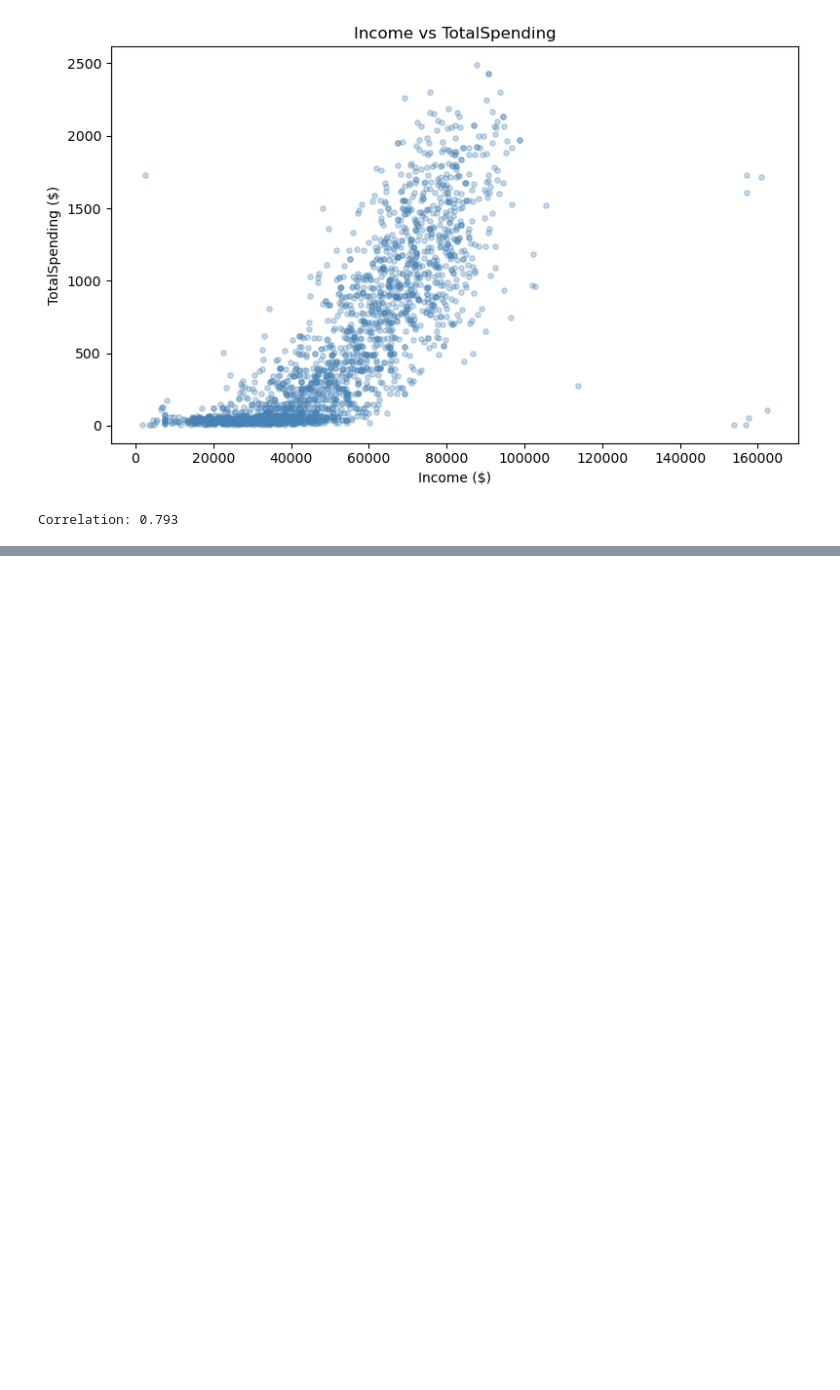
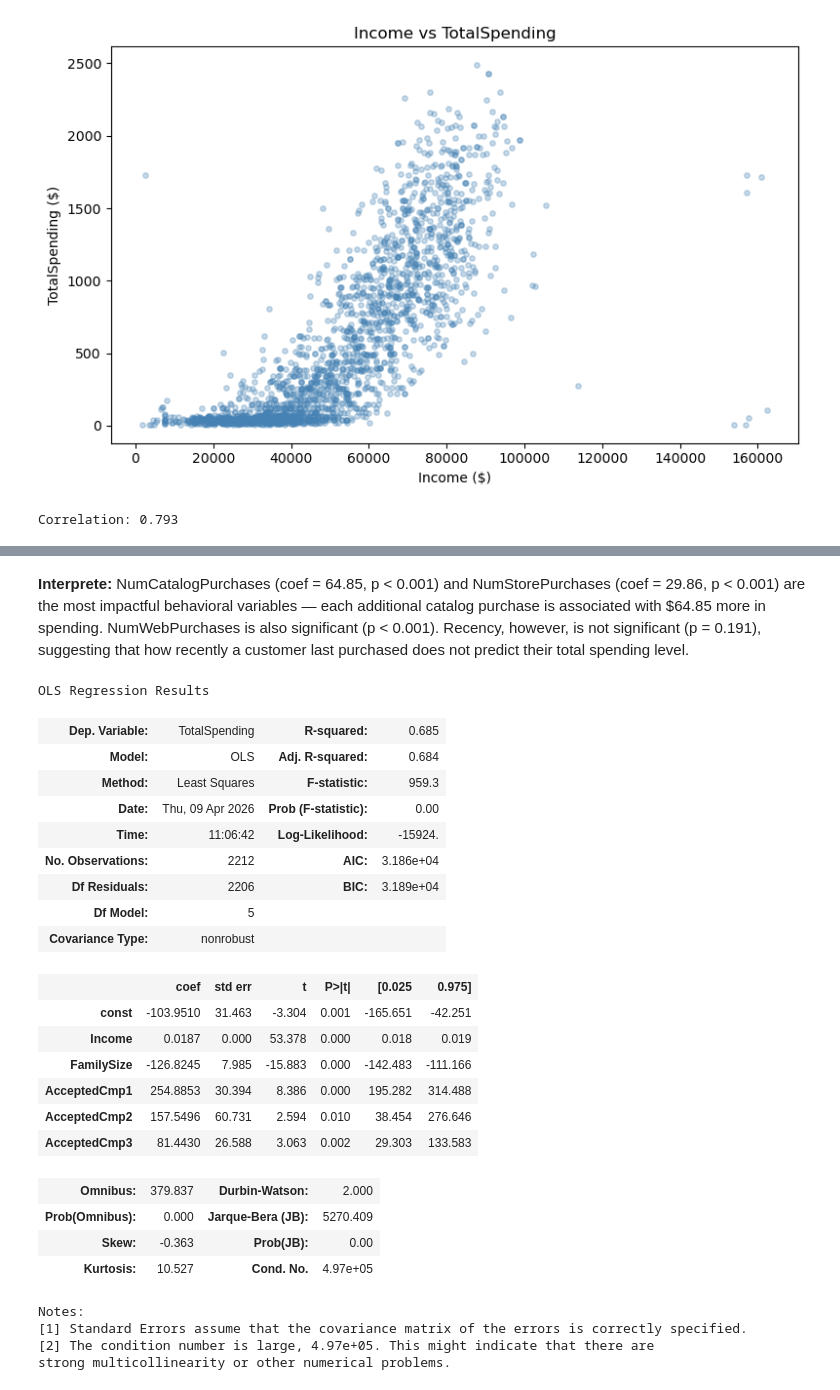
Before and after one commit to vhatr12/marketing, a Jupyter notebook: exploration.ipynb, the cells around one changed output, grey strips where cells are left out. Cells and saved outputs as stored; diff of their text form; code cells hidden in the pictures; blank space fills up the shorter version.

```diff
--- a/exploration.ipynb
+++ b/exploration.ipynb
@@ -156,0 +332,35 @@ plt.show()
+# %% [markdown]
+**Interprete:** NumCatalogPurchases (coef = 64.85, p < 0.001) and NumStorePurchases (coef = 29.86, p < 0.001) are the most impactful behavioral variables — each additional catalog purchase is associated with $64.85 more in spending. NumWebPurchases is also significant (p < 0.001). Recency, however, is not significant (p = 0.191), suggesting that how recently a customer last purchased does not predict their total spending level.
+# %%
+# Model 5 — + AcceptedCmp1, AcceptedCmp2, AcceptedCmp3, Response
+campaign_vars = ['AcceptedCmp1', 'AcceptedCmp2', 'AcceptedCmp3']
+
+X5 = sm.add_constant(df_model[['Income', 'FamilySize'] + campaign_vars])
+model5 = sm.OLS(y, X5).fit()
+model5.summary()
+# %% [output]
+OLS Regression Results
+| Dep. Variable: | TotalSpending | R-squared: | 0.685 |
+| Model: | OLS | Adj. R-squared: | 0.684 |
+| Method: | Least Squares | F-statistic: | 959.3 |
+| Date: | Thu, 09 Apr 2026 | Prob (F-statistic): | 0.00 |
+| Time: | 11:06:42 | Log-Likelihood: | -15924. |
+| No. Observations: | 2212 | AIC: | 3.186e+04 |
+| Df Residuals: | 2206 | BIC: | 3.189e+04 |
+| Df Model: | 5 |  |  |
+| Covariance Type: | nonrobust |  |  |
+|  | coef | std err | t | P>|t| | [0.025 | 0.975] |
+| const | -103.9510 | 31.463 | -3.304 | 0.001 | -165.651 | -42.251 |
+| Income | 0.0187 | 0.000 | 53.378 | 0.000 | 0.018 | 0.019 |
+| FamilySize | -126.8245 | 7.985 | -15.883 | 0.000 | -142.483 | -111.166 |
+| AcceptedCmp1 | 254.8853 | 30.394 | 8.386 | 0.000 | 195.282 | 314.488 |
+| AcceptedCmp2 | 157.5496 | 60.731 | 2.594 | 0.010 | 38.454 | 276.646 |
+| AcceptedCmp3 | 81.4430 | 26.588 | 3.063 | 0.002 | 29.303 | 133.583 |
+| Omnibus: | 379.837 | Durbin-Watson: | 2.000 |
+| Prob(Omnibus): | 0.000 | Jarque-Bera (JB): | 5270.409 |
+| Skew: | -0.363 | Prob(JB): | 0.00 |
+| Kurtosis: | 10.527 | Cond. No. | 4.97e+05 |
+Notes:
+[1] Standard Errors assume that the covariance matrix of the errors is correctly specified.
+[2] The condition number is large, 4.97e+05. This might indicate that there are
+strong multicollinearity or other numerical problems.
```
Also changed, not shown: parts of 19 cells of this notebook, 1 other file.
